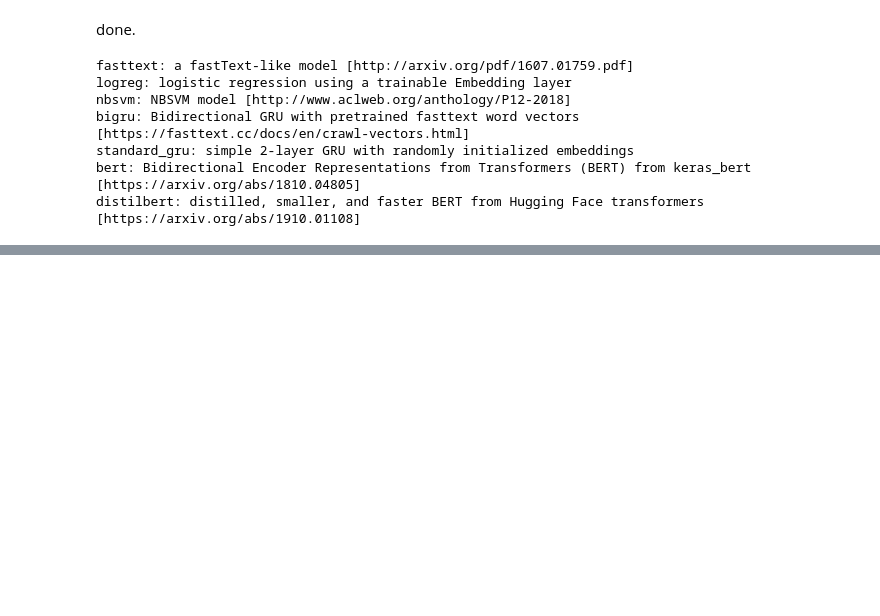
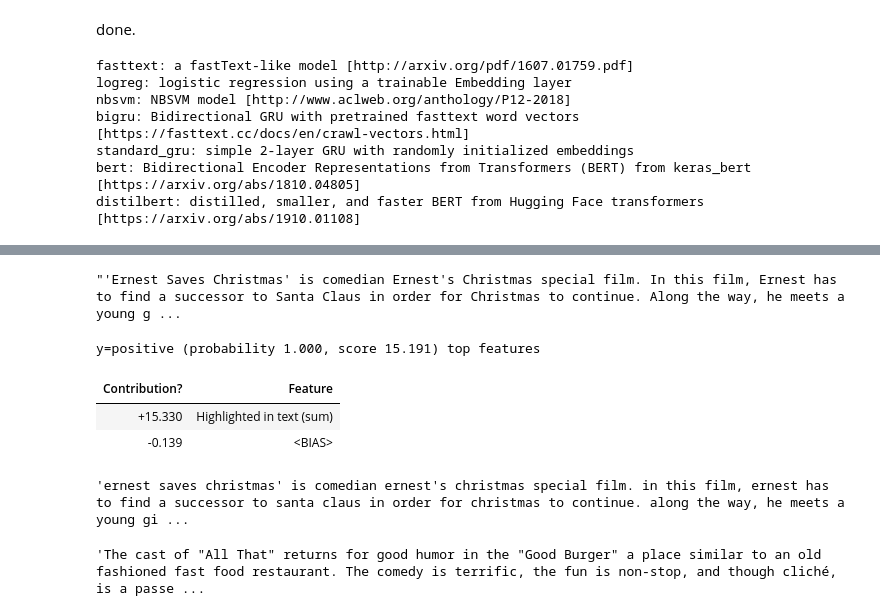
Before and after one commit to AlexSischin/JupyterTests310, a Jupyter notebook: BERT (IMDB).ipynb, the cells around one changed output, grey strips where cells are left out. Saved outputs shown, nothing was run; the diff lists cells and outputs as text; code cells hidden in the pictures; blank space fills up the shorter version.

Commit message:
BERT for IMDB

```diff
--- a/BERT (IMDB).ipynb
+++ b/BERT (IMDB).ipynb
@@ -115,0 +177,2 @@ ValueError: Please call lr_find first.
+# %%
+predictor_saved = ktrain.load_predictor('model/BERT_IMDB')
@@ -115,0 +216,18 @@ ValueError: Please call lr_find first.
+# %%
+top_loss_review = df_test.iloc[15486].review
+top_loss_review
+# %% [output]
+"'Ernest Saves Christmas' is comedian Ernest's Christmas special film. In this film, Ernest has to find a successor to Santa Claus in order for Christmas to continue. Along the way, he meets a young g ...
+# %%
+predictor_saved.explain(top_loss_review)
+# %% [output]
+y=positive (probability 1.000, score 15.191) top features
+| Contribution? | Feature |
+| +15.330 | Highlighted in text (sum) |
+| -0.139 | <BIAS> |
+'ernest saves christmas' is comedian ernest's christmas special film. in this film, ernest has to find a successor to santa claus in order for christmas to continue. along the way, he meets a young gi ...
+# %%
+top_loss_review2 = df_test.iloc[12676].review
+top_loss_review2
+# %% [output]
+'The cast of "All That" returns for good humor in the "Good Burger" a place similar to an old fashioned fast food restaurant. The comedy is terrific, the fun is non-stop, and though cliché, is a passe ...
```
Also changed, not shown: parts of 16 cells of this notebook, 1 other file.
